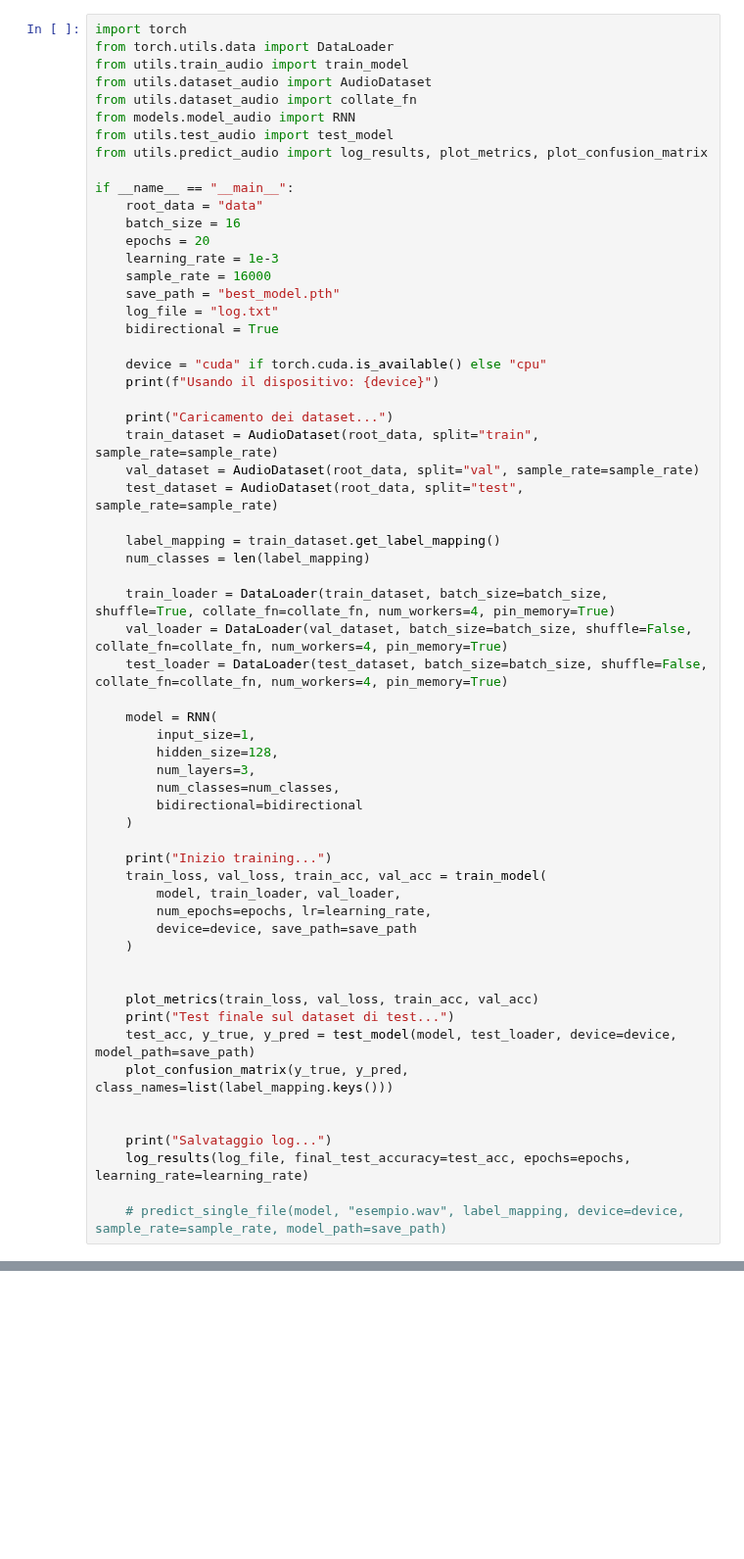
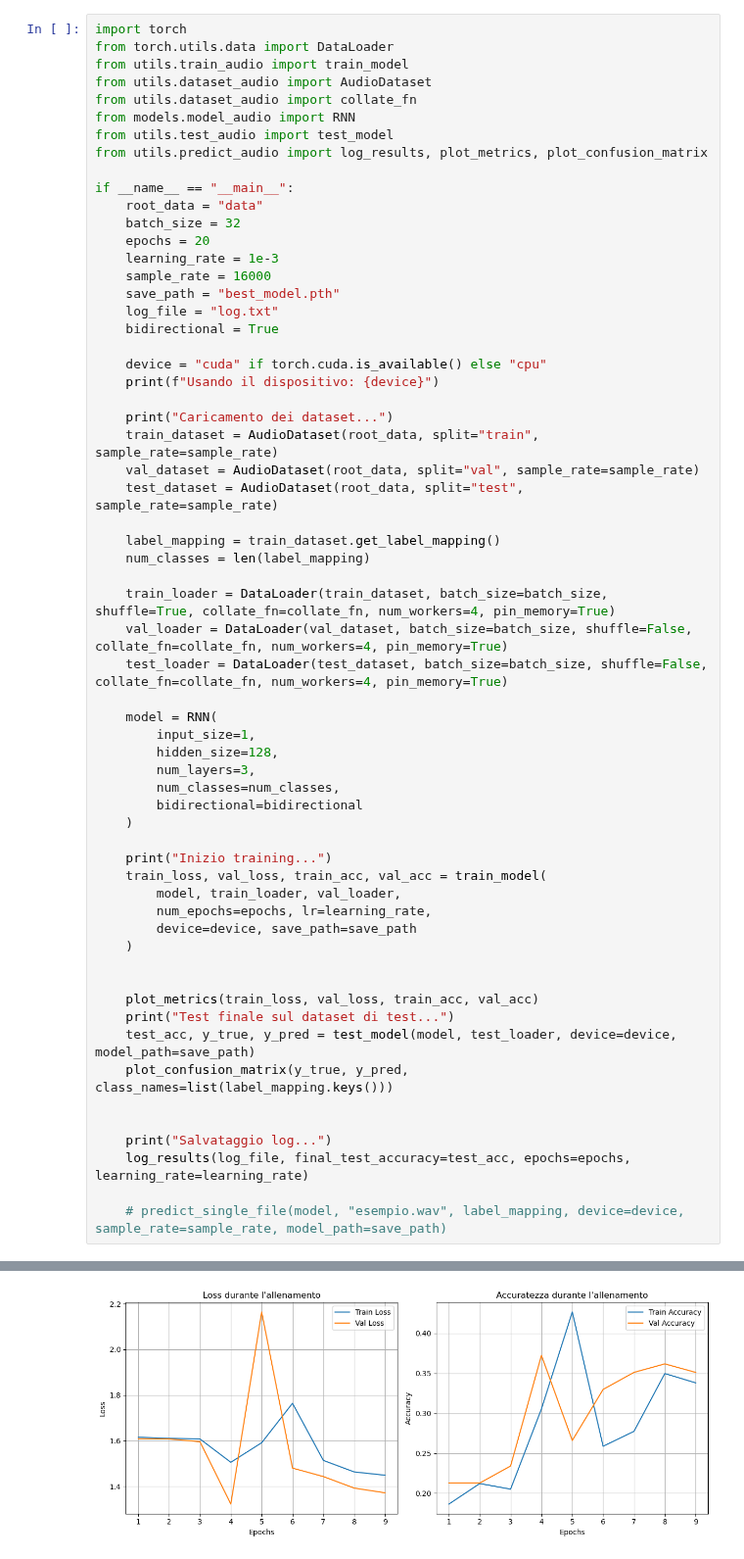
Before and after one commit to GiovanniIacuzzo/Classification-instruments, a Jupyter notebook: main_audio.ipynb, the cells around one changed output, grey strips where cells are left out. Shown at 98% size. Saved outputs shown, nothing was run; the diff lists cells and outputs as text; blank space fills up the shorter version.

```diff
--- a/main_audio.ipynb
+++ b/main_audio.ipynb
@@ -10,7 +10,7 @@ from utils.predict_audio import log_results, plot_metrics, plot_confusion_matrix
 
 if __name__ == "__main__":
     root_data = "data"
-    batch_size = 16
+    batch_size = 32
     epochs = 20
     learning_rate = 1e-3
     sample_rate = 16000
@@ -59,3 +59,4 @@ if __name__ == "__main__":
     log_results(log_file, final_test_accuracy=test_acc, epochs=epochs, learning_rate=learning_rate)
 
     # predict_single_file(model, "esempio.wav", label_mapping, device=device, sample_rate=sample_rate, model_path=save_path)
+# %% [output]
@@ -61,0 +119 @@ if __name__ == "__main__":
+[figure, added]
```
Also changed, not shown: parts of 1 cell of this notebook, 4 other files.
